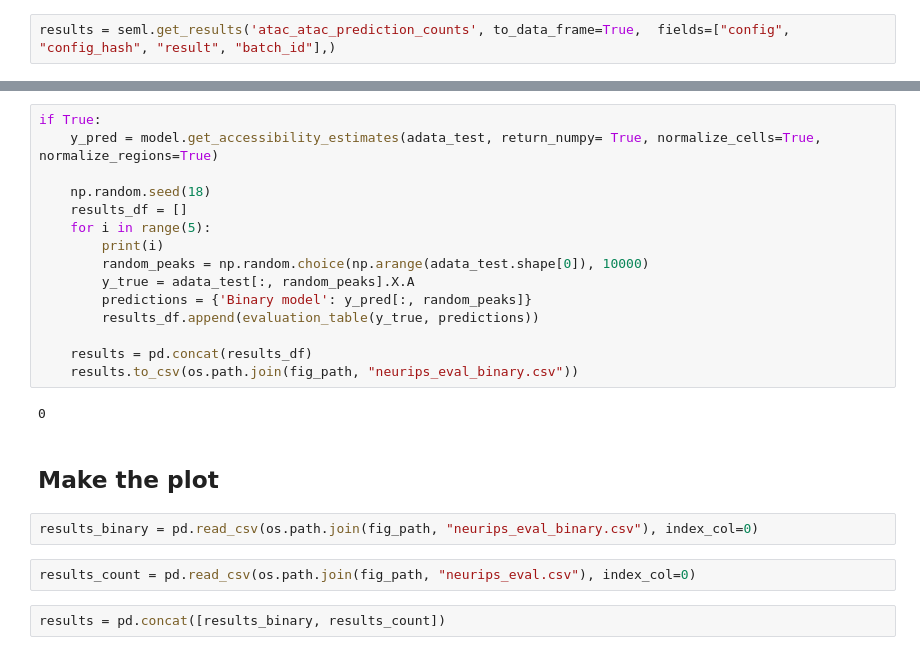
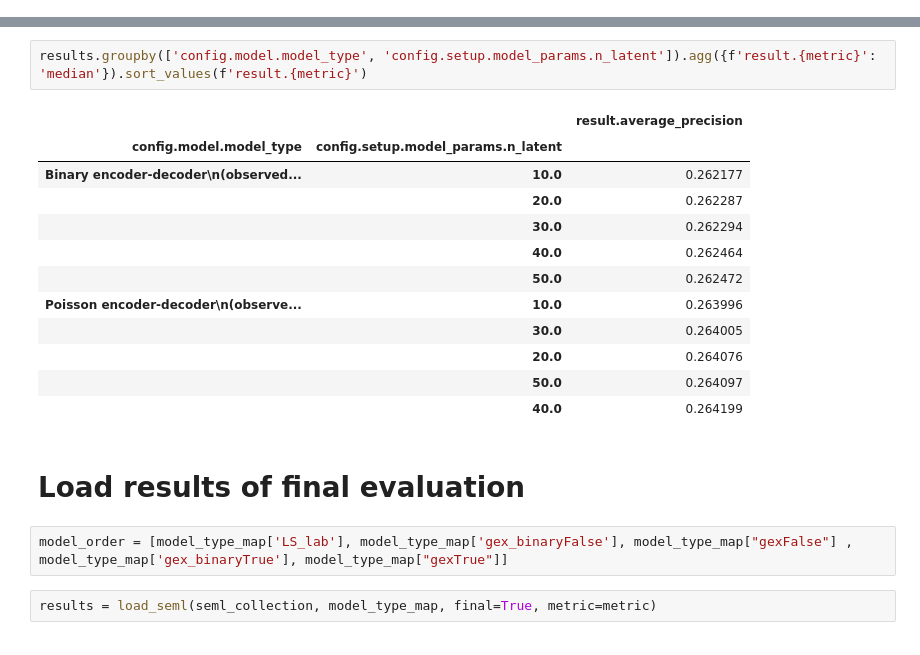
Before and after one commit to theislab/scatac_poisson_reproducibility, a Jupyter notebook: notebooks/Figure2b.ipynb, the cells around one changed output, grey strips where cells are left out. Drawn from its saved outputs; the diff is of its cells as text.

```diff
--- a/notebooks/Figure2b.ipynb
+++ b/notebooks/Figure2b.ipynb
@@ -257,2 +102,0 @@ sns.stripplot(data=sns_df, y = "Model", x ="rmse", ax=ax, orient="h")
-# %%
-results = seml.get_results('atac_atac_prediction_counts', to_data_frame=True,  fields=["config", "config_hash", "result", "batch_id"],)
@@ -318,26 +103,22 @@ sc.pl.umap(adata, color = "is_train")
-# %%
-if True:
-    y_pred = model.get_accessibility_estimates(adata_test, return_numpy= True, normalize_cells=True, normalize_regions=True)
-
-    np.random.seed(18)
-    results_df = []
-    for i in range(5):
-        print(i)
-        random_peaks = np.random.choice(np.arange(adata_test.shape[0]), 10000)
-        y_true = adata_test[:, random_peaks].X.A
-        predictions = {'Binary model': y_pred[:, random_peaks]}
-        results_df.append(evaluation_table(y_true, predictions))
-
-    results = pd.concat(results_df)
-    results.to_csv(os.path.join(fig_path, "neurips_eval_binary.csv"))
-# %% [output]
-0
-# %% [markdown]
-## Make the plot
-# %%
-results_binary = pd.read_csv(os.path.join(fig_path, "neurips_eval_binary.csv"), index_col=0)
-# %%
-results_count = pd.read_csv(os.path.join(fig_path, "neurips_eval.csv"), index_col=0)
-# %%
-results = pd.concat([results_binary, results_count])
+# %%
+results.groupby(['config.model.model_type', 'config.setup.model_params.n_latent']).agg({f'result.{metric}': 'median'}).sort_values(f'result.{metric}')
+# %% [output]
+|  |  | result.average_precision |
+| config.model.model_type | config.setup.model_params.n_latent |  |
+| Binary encoder-decoder\n(observed... | 10.0 | 0.262177 |
+|  | 20.0 | 0.262287 |
+|  | 30.0 | 0.262294 |
+|  | 40.0 | 0.262464 |
+|  | 50.0 | 0.262472 |
+| Poisson encoder-decoder\n(observe... | 10.0 | 0.263996 |
+|  | 30.0 | 0.264005 |
+|  | 20.0 | 0.264076 |
+|  | 50.0 | 0.264097 |
+|  | 40.0 | 0.264199 |
+# %% [markdown]
+# Load results of final evaluation
+# %%
+model_order = [model_type_map['LS_lab'], model_type_map['gex_binaryFalse'], model_type_map["gexFalse"] , model_type_map['gex_binaryTrue'], model_type_map["gexTrue"]]
+# %%
+results = load_seml(seml_collection, model_type_map, final=True, metric=metric)
 # %%
```
Also changed, not shown: parts of 64 cells of this notebook, 4 other files.
